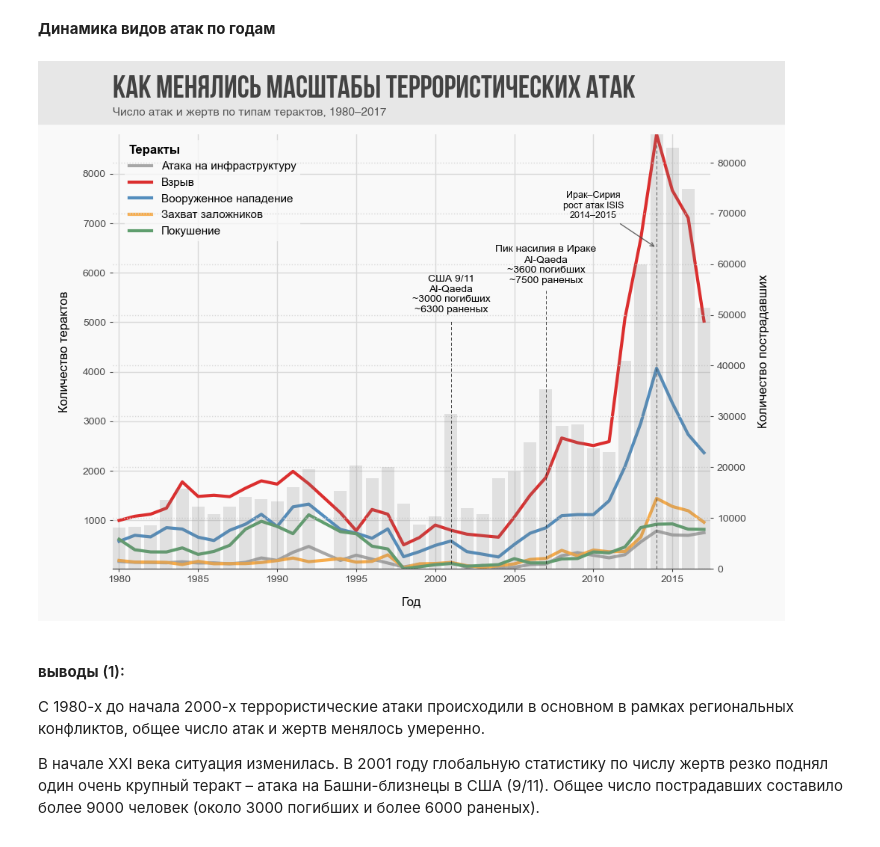
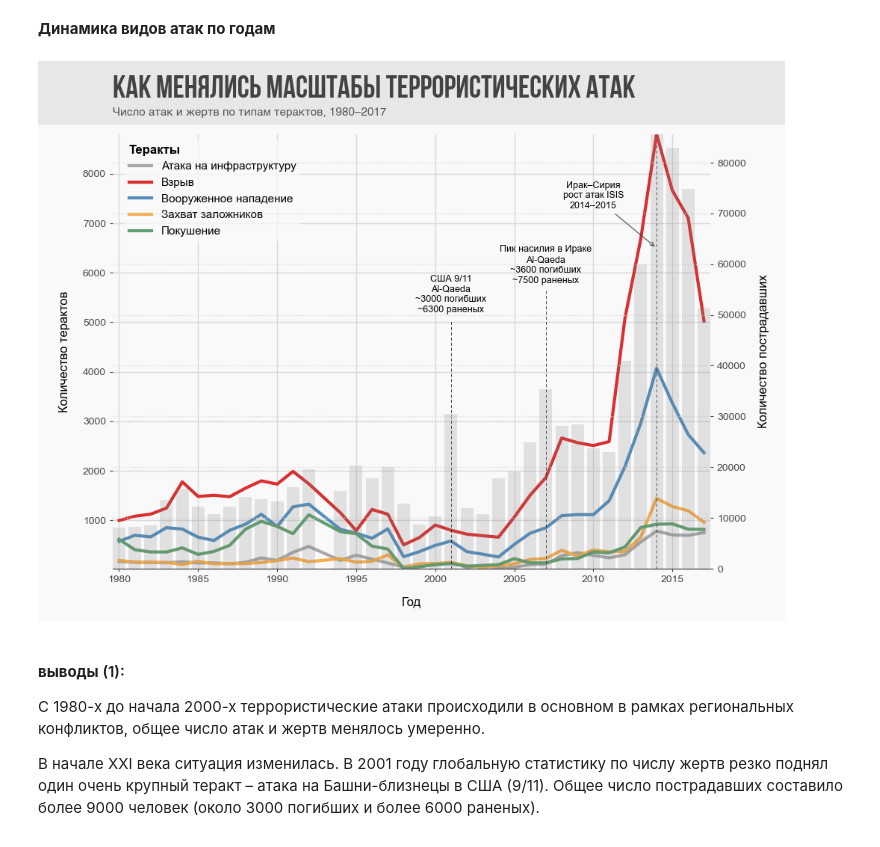
Before and after one commit to niki3080/EDA_Terrorism_ds, a Jupyter notebook: notebooks/02_EDA.ipynb, the cells around one changed output. Drawn from its saved outputs; the diff is of its cells as text; code cells hidden in the pictures.

```diff
--- a/notebooks/02_EDA.ipynb
+++ b/notebooks/02_EDA.ipynb
@@ -92,46 +92,45 @@ ax2.bar(
 # lineplot: динамика типов терактов
 sb.lineplot(
     data=attack_counts_by_year,
-    x='year',
-    y='count',
+    x='year', y='count',
     hue='attack_type',
     palette=ATTACK_COLORS,
     linewidth=3, ax=ax1, alpha=1)
 
 # события
 ax1.axvline(2001, ymax=0.57, color="black", linestyle="--", linewidth=0.5)
 ax1.axvline(2007, ymax=0.64, color="black", linestyle="--", linewidth=0.5)
 ax1.axvline(2014, ymax=0.98, color="black", linestyle="--", linewidth=0.5)
 
-ax1.text(2001, 5200, "США 9/11\nAl-Qaeda\n~3000 погибших\n~6300 раненых", ha="center", fontsize=10)
-ax1.text(2007, 5800, "Пик насилия в Ираке\nAl-Qaeda\n~3600 погибших\n~7500 раненых", ha="center", fontsize=10)
+ax1.text(2001, 5200, "США 9/11\nAl-Qaeda\n~3000 погибших\n~6300 раненых", ha="center", fontsize=9)
+ax1.text(2007, 5800, "Пик насилия в Ираке\nAl-Qaeda\n~3600 погибших\n~7500 раненых", ha="center", fontsize=9)
 
 ax1.annotate(
     "Ирак–Сирия\nрост атак ISIS\n2014–2015",
-    xy=(2014, 6500),      # точка, куда указывает стрелка
-    xytext=(2010, 7100),
+    xy=(2014, 6500),
+    xytext=(2010, 7300),
     fontsize=9,
     ha="center",
     arrowprops=dict(arrowstyle="->", lw=1, color="#444444", alpha=0.8)
 )
 
 ax1.grid(True, linestyle="-")
 ax2.grid(True, linestyle=":")
 
 ax1.set_xlabel("Год\n")
 ax1.set_ylabel("Количество терактов")
 ax2.set_ylabel("Количество пострадавших")
 
 style_legend(ax1, 'Теракты', alpha=0.8, loc='tl', shift_x=0.01)
 style_title(ax1, "Как менялись масштабы террористических атак",
                  "Число атак и жертв по типам терактов, 1980–2017")
 
 
 fig.savefig(os.path.join(path_to_save_images, f'{image_name_prefix}_image_1.png'),
                 dpi=300, bbox_inches="tight")
 plt.show()
 # %% [output]
-[figure, old version]
+[figure, new version]
 # %% [markdown]
 #### **выводы** (1):
 С 1980-х до начала 2000-х террористические атаки происходили в основном в рамках региональных конфликтов, общее число атак и жертв менялось умеренно.
```
Also changed, not shown: parts of 10 cells of this notebook.
